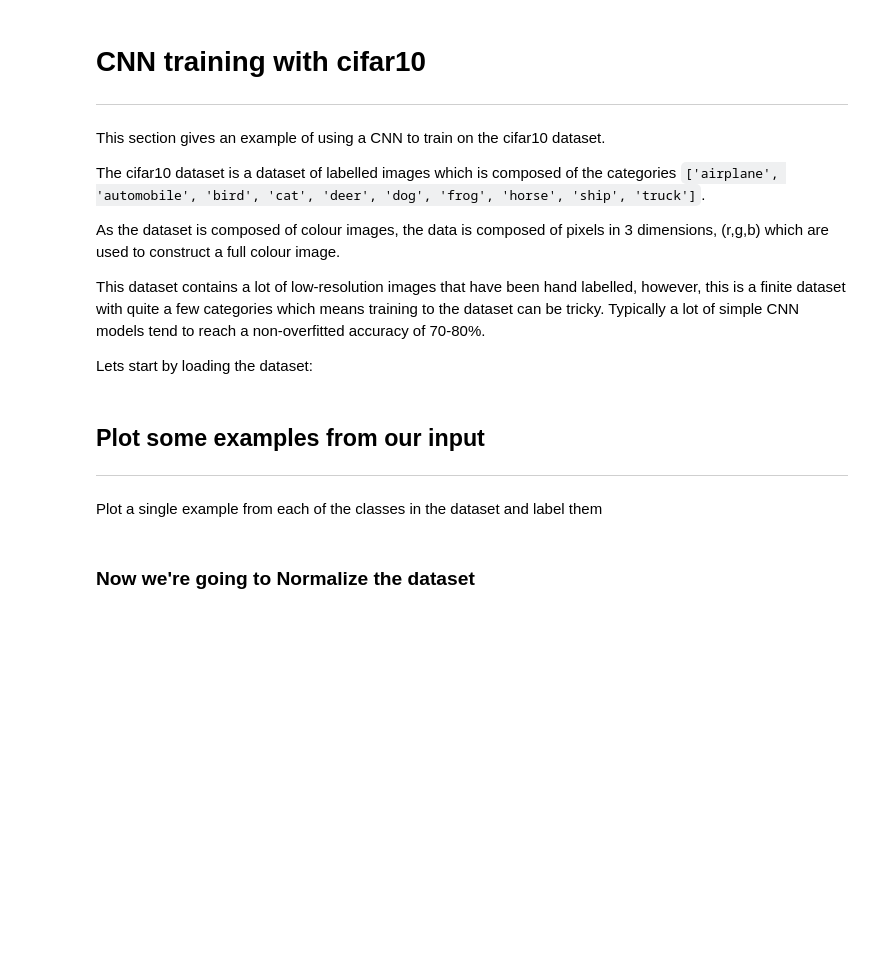
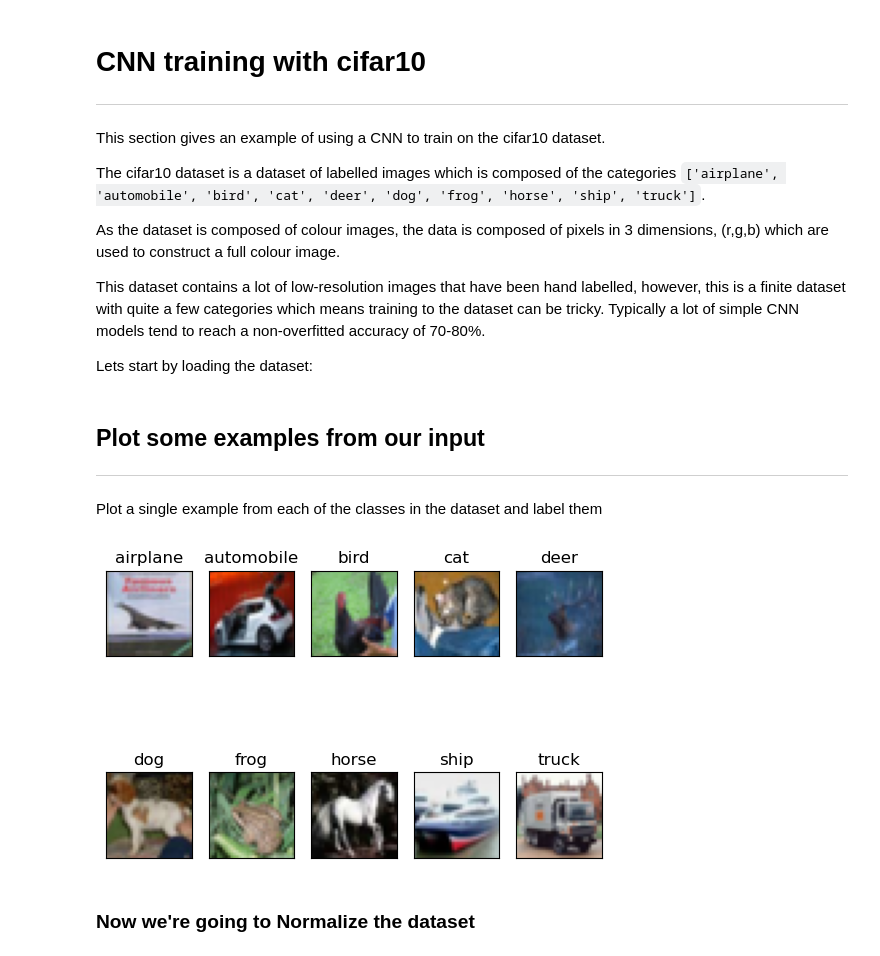
Before and after one commit to wly-wang/DAML23-24, a Jupyter notebook: Wk6/CNN_Questions.ipynb, the cells around one changed output. Drawn from its saved outputs; the diff is of its cells as text; code cells hidden in the pictures; blank space fills up the shorter version.

```diff
--- a/Wk6/CNN_Questions.ipynb
+++ b/Wk6/CNN_Questions.ipynb
@@ -206,11 +211,19 @@ class_names =['airplane', 'automobile', 'bird', 'cat', 'deer', 'dog', 'frog', 'h
 ## Plot some examples from our input
 ---
 Plot a single example from each of the classes in the dataset and label them
-# %%
-fig = plt.figure(figsize =(8, 3))
-for i in range(num_classes):
-    ## FINISH ME ##
-plt.show()
+# %%
+fig, ((ax0, ax1, ax2, ax3, ax4,),(ax5, ax6, ax7, ax8, ax9)) = plt.subplots(2, 5)
+axes = (ax0, ax1, ax2, ax3, ax4, ax5, ax6, ax7, ax8, ax9)
+
+for i in range(num_classes):
+    image = X_test[np.argwhere(y_test==i)[0,0]]
+    axes[i].imshow(image,)
+    axes[i].set_title(class_names[i])
+    axes[i].set_xticks([])
+    axes[i].set_yticks([])
+plt.show()
+# %% [output]
+[figure, added]
 # %% [markdown]
 ### Now we're going to Normalize the dataset
 # %%
```
Also changed, not shown: parts of 9 cells of this notebook.
